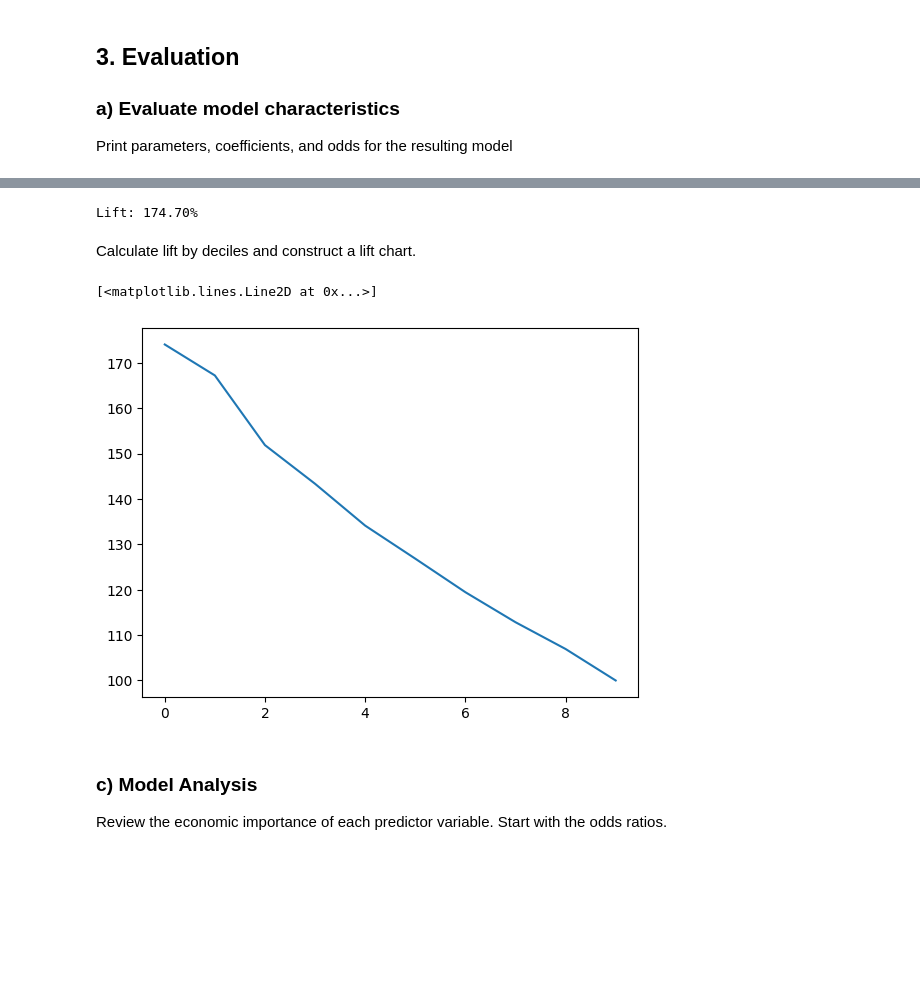
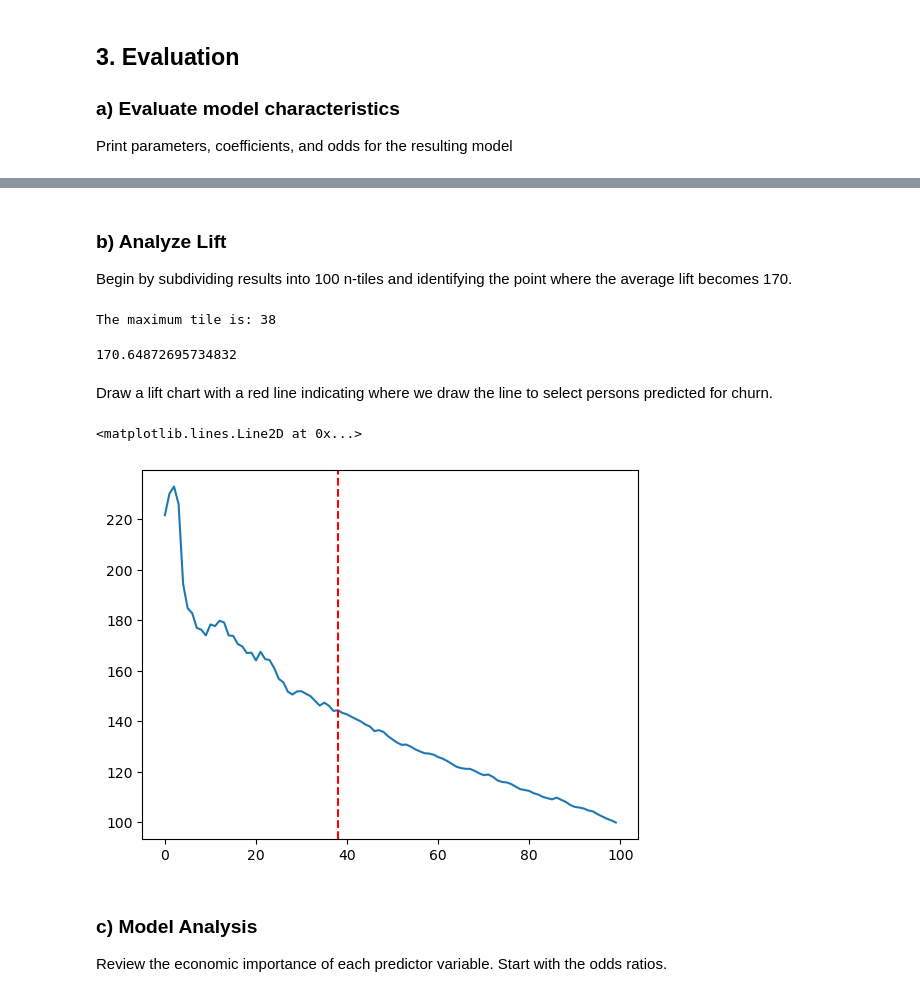
Before and after one commit to adeng/mba263-projects, a Jupyter notebook: Cell2Cell Group Assignment.ipynb, the cells around one changed output, grey strips where cells are left out. Cells and saved outputs as stored; diff of their text form; code cells hidden in the pictures; blank space fills up the shorter version.

Commit message:
Update lift chart to draw threshold

```diff
--- a/Cell2Cell Group Assignment.ipynb
+++ b/Cell2Cell Group Assignment.ipynb
@@ -274,16 +271,30 @@ Calculate overall model lift based on test dataset.
-# %%
-test_rate = predictions['actual_res'].mean()
-selected_test_rate = predictions.loc[predictions['res_logr'] == 1]['actual_res'].mean()
-print("Lift: {:.2f}%".format((selected_test_rate / test_rate) * 100))
-# %% [output]
-Lift: 174.70%
-# %% [markdown]
-Calculate lift by deciles and construct a lift chart.
+# %% [markdown]
+### b) Analyze Lift
+Begin by subdividing results into 100 n-tiles and identifying the point where the average lift becomes 170.
+# %%
+lift_ntiles = mba263.lift(predictions['actual_res'], predictions['p_logr'], 100)
+max_tile = 0
+sum = 0
+
+for i in range(0, 100):
+    sum += lift_ntiles[i]
+    if sum / (i + 1) > 170:
+        max_tile = i
+    else:
+        break
+
+print("The maximum tile is: {}".format(max_tile))
+# %% [output]
+The maximum tile is: 38
+170.64872695734832
+# %% [markdown]
+Draw a lift chart with a red line indicating where we draw the line to select persons predicted for churn.
 # %%
-plt.plot(mba263.lift(predictions['actual_res'], predictions['p_logr']))
+plt.plot(mba263.lift(predictions['actual_res'], predictions['p_logr'], 100))
+plt.axvline(x=max_tile, color='red', linestyle='--')
 # %% [output]
-[<matplotlib.lines.Line2D at 0x...>]
+<matplotlib.lines.Line2D at 0x...>
-[figure, old version]
+[figure, new version]
 # %% [markdown]
 ### c) Model Analysis
 Review the economic importance of each predictor variable. Start with the odds ratios.
```
Also changed, not shown: parts of 3 cells of this notebook.
